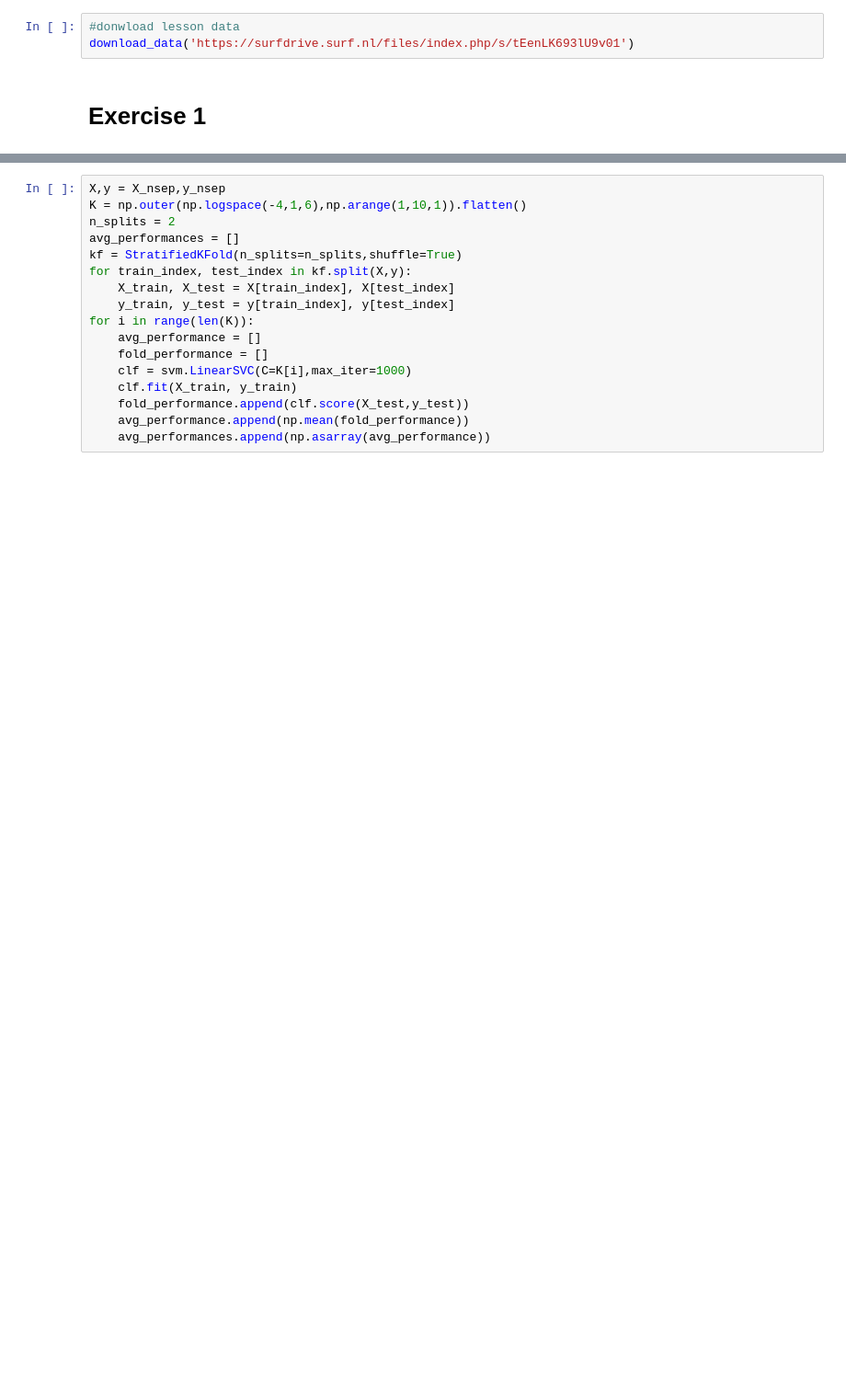
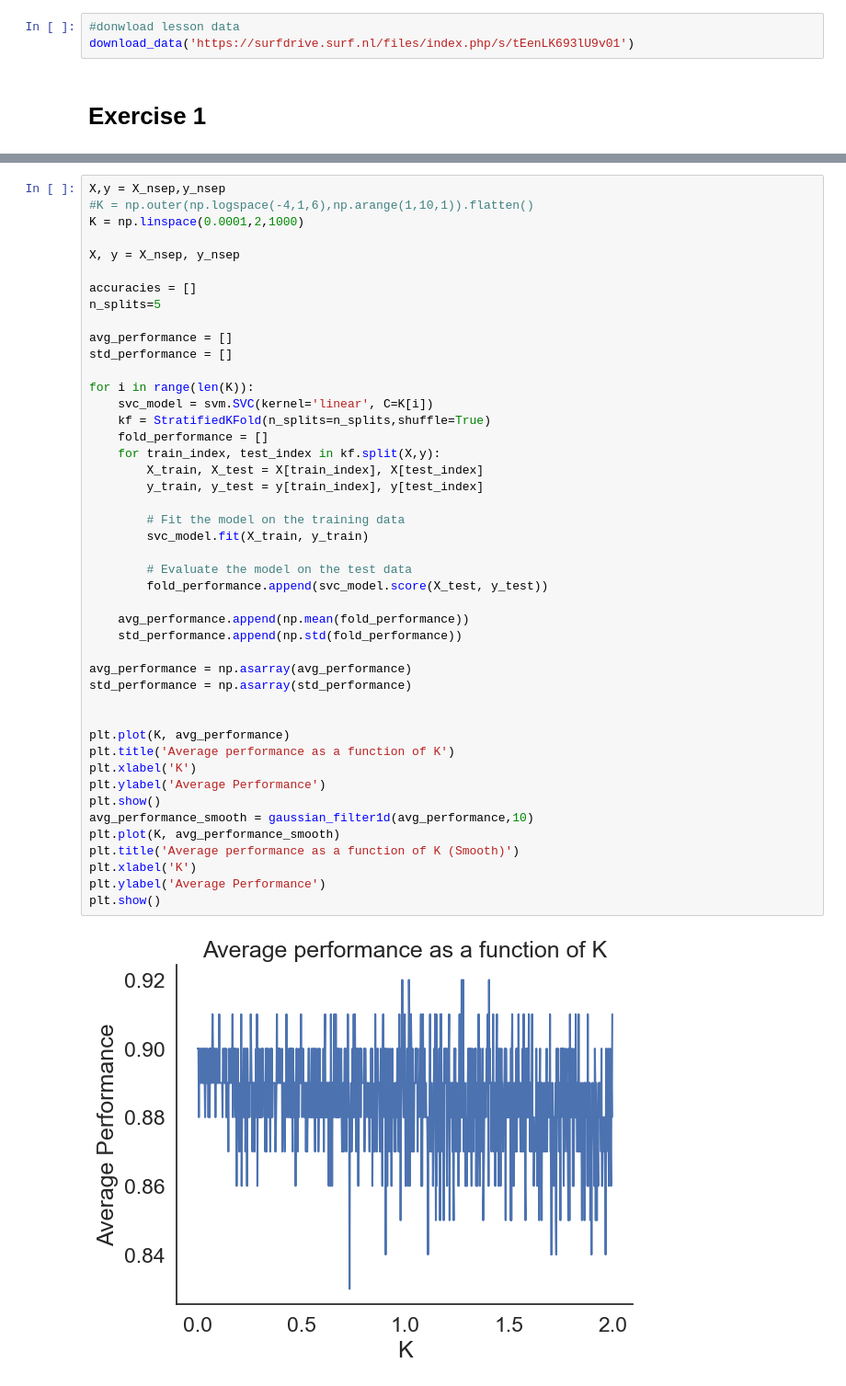
Before and after one commit to myrthepaas/Repository, a Jupyter notebook: Myrthe_Paas_exercises_SVM.ipynb, the cells around one changed output, grey strips where cells are left out. Shown: that part at 92% size. Saved outputs shown, nothing was run; the diff lists cells and outputs as text; blank space fills up the shorter version.

```diff
--- a/Myrthe_Paas_exercises_SVM.ipynb
+++ b/Myrthe_Paas_exercises_SVM.ipynb
@@ -34,17 +37,47 @@ plt.show()
 # %%
 X,y = X_nsep,y_nsep
-K = np.outer(np.logspace(-4,1,6),np.arange(1,10,1)).flatten()
-n_splits = 2
-avg_performances = []
-kf = StratifiedKFold(n_splits=n_splits,shuffle=True)
-for train_index, test_index in kf.split(X,y):
-    X_train, X_test = X[train_index], X[test_index]
-    y_train, y_test = y[train_index], y[test_index]
+#K = np.outer(np.logspace(-4,1,6),np.arange(1,10,1)).flatten()
+K = np.linspace(0.0001,2,1000)
+
+X, y = X_nsep, y_nsep
+
+accuracies = []
+n_splits=5
+
+avg_performance = []
+std_performance = []
+
 for i in range(len(K)):
-    avg_performance = []
+    svc_model = svm.SVC(kernel='linear', C=K[i])
+    kf = StratifiedKFold(n_splits=n_splits,shuffle=True)
     fold_performance = []
-    clf = svm.LinearSVC(C=K[i],max_iter=1000)
-    clf.fit(X_train, y_train)
-    fold_performance.append(clf.score(X_test,y_test))
+    for train_index, test_index in kf.split(X,y):
+        X_train, X_test = X[train_index], X[test_index]
+        y_train, y_test = y[train_index], y[test_index]
+
+        # Fit the model on the training data
+        svc_model.fit(X_train, y_train)
+
+        # Evaluate the model on the test data
+        fold_performance.append(svc_model.score(X_test, y_test))
+
     avg_performance.append(np.mean(fold_performance))
-    avg_performances.append(np.asarray(avg_performance))
+    std_performance.append(np.std(fold_performance))
+
+avg_performance = np.asarray(avg_performance)
+std_performance = np.asarray(std_performance)
+
+
+plt.plot(K, avg_performance)
+plt.title('Average performance as a function of K')
+plt.xlabel('K')
+plt.ylabel('Average Performance')
+plt.show()
+avg_performance_smooth = gaussian_filter1d(avg_performance,10)
+plt.plot(K, avg_performance_smooth)
+plt.title('Average performance as a function of K (Smooth)')
+plt.xlabel('K')
+plt.ylabel('Average Performance')
+plt.show()
+# %% [output]
+[figure, added]
```
Also changed, not shown: parts of 6 cells of this notebook.
